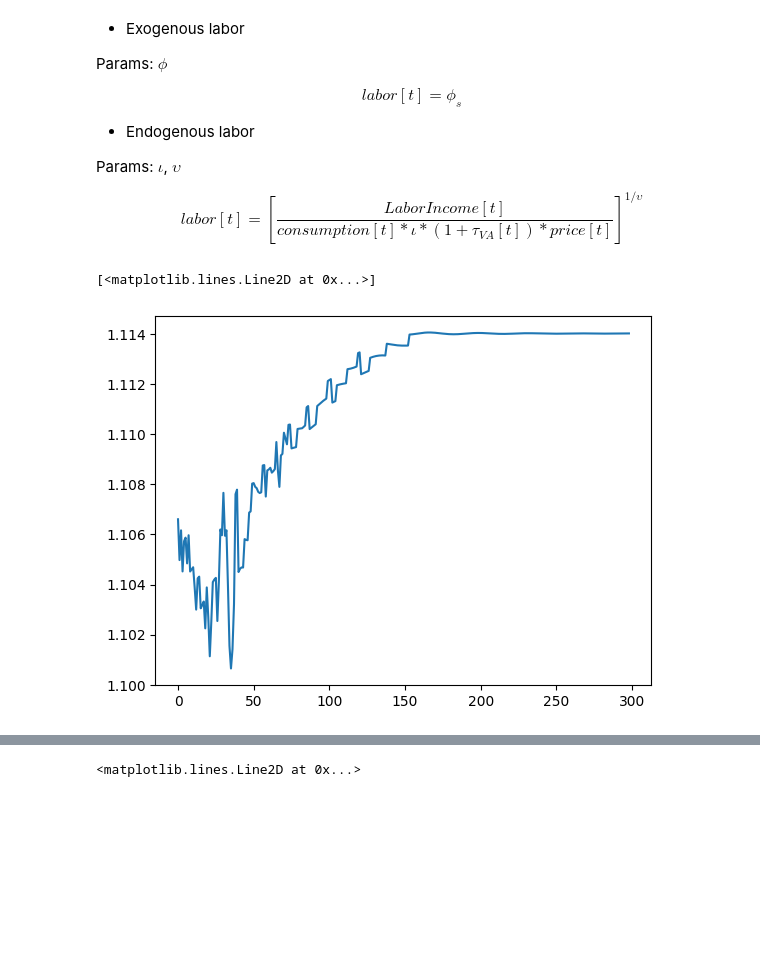
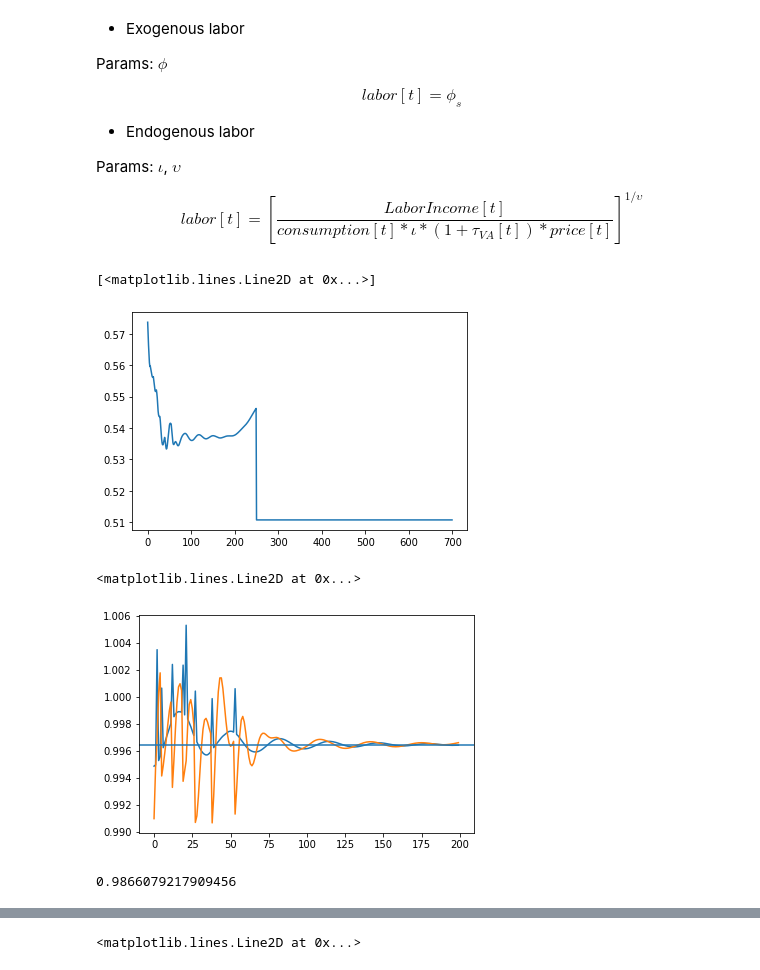
Before and after one commit to mkhlgrv/olg, a Jupyter notebook: solver.ipynb, the cells around one changed output, grey strips where cells are left out. Saved outputs shown, nothing was run; the diff lists cells and outputs as text; code cells hidden in the pictures; blank space fills up the shorter version.

```diff
--- a/solver.ipynb
+++ b/solver.ipynb
@@ -65,10 +55,22 @@ t_0=1
 # %%
-olg = OLG_model(eta=0.5,T=300,utility = "exogenous_labor",steady_guess = steady_guess)
+olg = OLG_model(eta=0.5,T=300,utility = "exogenous_labor")
-# %%
-with open('result/baseline_high_demo_mid_oil_exo.file', 'rb') as f:
-    olg = pickle.load(f)
-# %%
-plt.plot(olg.Labor[range(1,300)]/olg.N_epsilon[range(1,300)])
-# %% [output]
-[<matplotlib.lines.Line2D at 0x...>]
-[figure, removed]
+# %%
+input_filename = f'result/baseline_low_demo_mid_oil_exo.file'
+with open(input_filename, 'rb') as f:
+    olg = pickle.load(f)
+# %%
+plt.plot(olg.tau_VA[100:])
+# %% [output]
+[<matplotlib.lines.Line2D at 0x...>]
+[figure, added]
+# %%
+plt.plot((olg.GDP[1:]/olg.GDP[:-1])[100:300])
+plt.plot((olg.Debt[1:]/olg.Debt[:-1])[100:300])
+plt.axhline(olg.N_growth*1.01)
+# %% [output]
+<matplotlib.lines.Line2D at 0x...>
+[figure, added]
+# %%
+olg.N_growth
+# %% [output]
+0.9866079217909456
```
Also changed, not shown: parts of 23 cells of this notebook, 4 other files.
